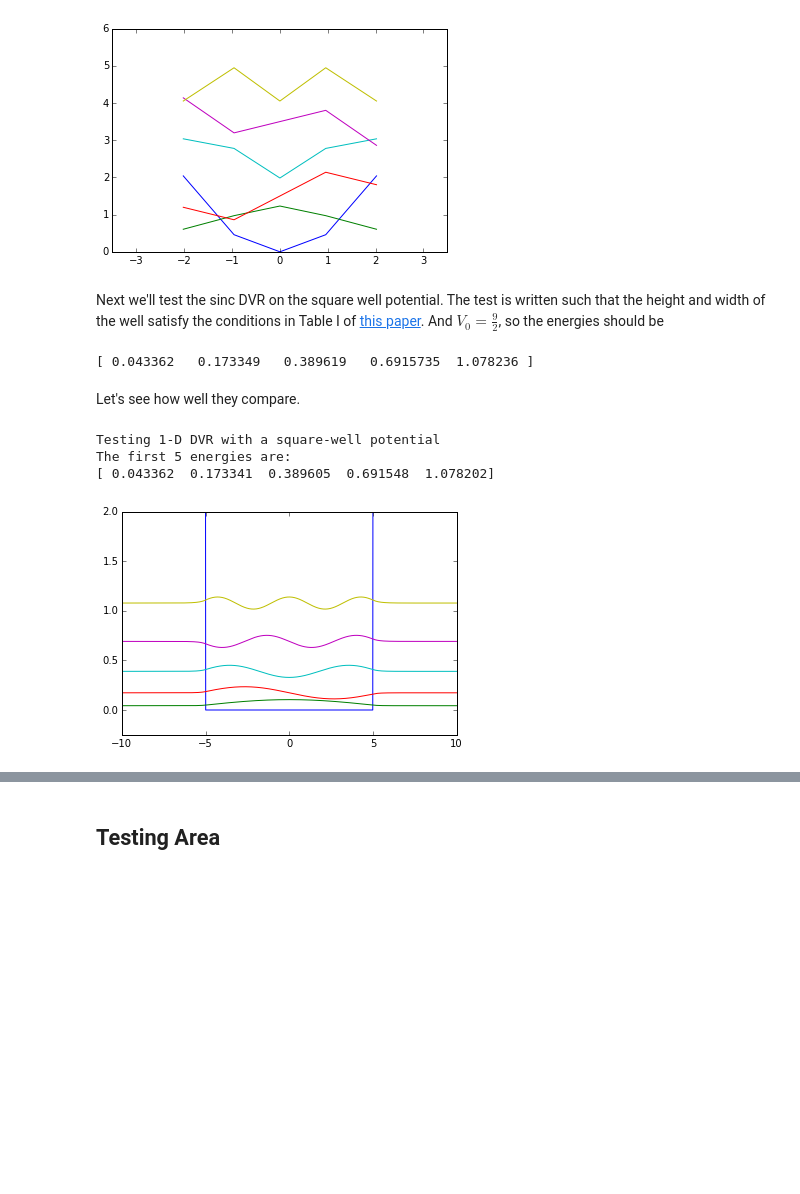
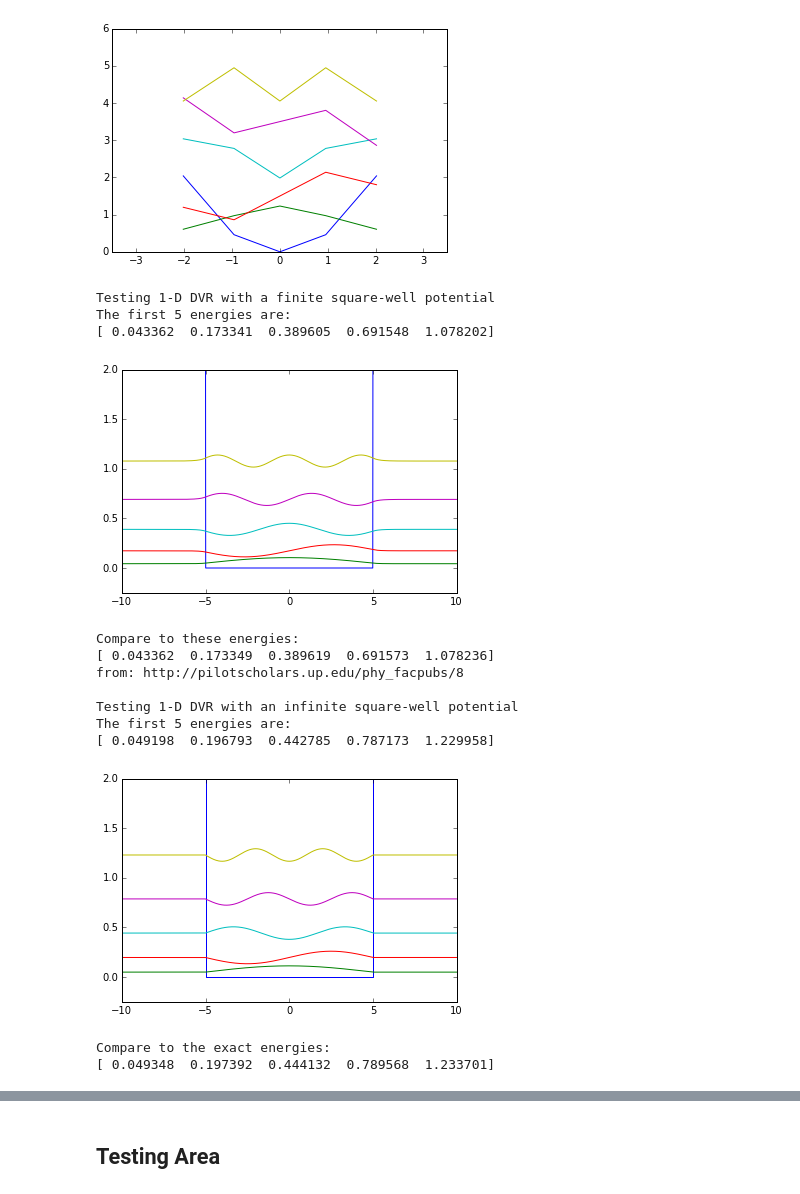
Before and after one commit to richford/dvr_py, a Jupyter notebook: dvr_1d_demo.ipynb, the cells around one changed output, grey strips where cells are left out. Cells and saved outputs as stored; diff of their text form; code cells hidden in the pictures; blank space fills up the shorter version.

```diff
--- a/dvr_1d_demo.ipynb
+++ b/dvr_1d_demo.ipynb
@@ -33,22 +38,24 @@ Testing 1-D DVR with an SHO potential
 The first 5 energies are:
 [ 0.5  1.5  2.5  3.5  4.5]
 [figure]
-# %% [markdown]
-Next we'll test the sinc DVR on the square well potential. The test is written such that the height and width of the well satisfy the conditions in Table I of [this paper](http://pilotscholars.up.edu/cgi/viewcontent.cgi?article=1006&context=phy_facpubs). And $V_0 = \frac{9}{2}$, so the energies should be
-# %%
-e_exact = 9./2. * np.array([0.009636, 0.038522, 0.086582, 0.153683, 0.239608])
-print e_exact
-# %% [output]
-[ 0.043362   0.173349   0.389619   0.6915735  1.078236 ]
-# %% [markdown]
-Let's see how well they compare.
 # %%
 d = dvr_1d.SincDVR(npts=1000, L=20)
 d.square_well_test(precision=6)
+d.inf_square_well_test(precision=6)
 # %% [output]
-Testing 1-D DVR with a square-well potential
+Testing 1-D DVR with a finite square-well potential
 The first 5 energies are:
 [ 0.043362  0.173341  0.389605  0.691548  1.078202]
-[figure, old version]
+[figure, new version]
+Compare to these energies:
+[ 0.043362  0.173349  0.389619  0.691573  1.078236]
+from: http://pilotscholars.up.edu/phy_facpubs/8
+
+Testing 1-D DVR with an infinite square-well potential
+The first 5 energies are:
+[ 0.049198  0.196793  0.442785  0.787173  1.229958]
+[figure, added]
+Compare to the exact energies:
+[ 0.049348  0.197392  0.444132  0.789568  1.233701]
 # %%
 d = dvr_1d.HermiteDVR(npts=268)
```
Also changed, not shown: parts of 19 cells of this notebook, 2 other files.
